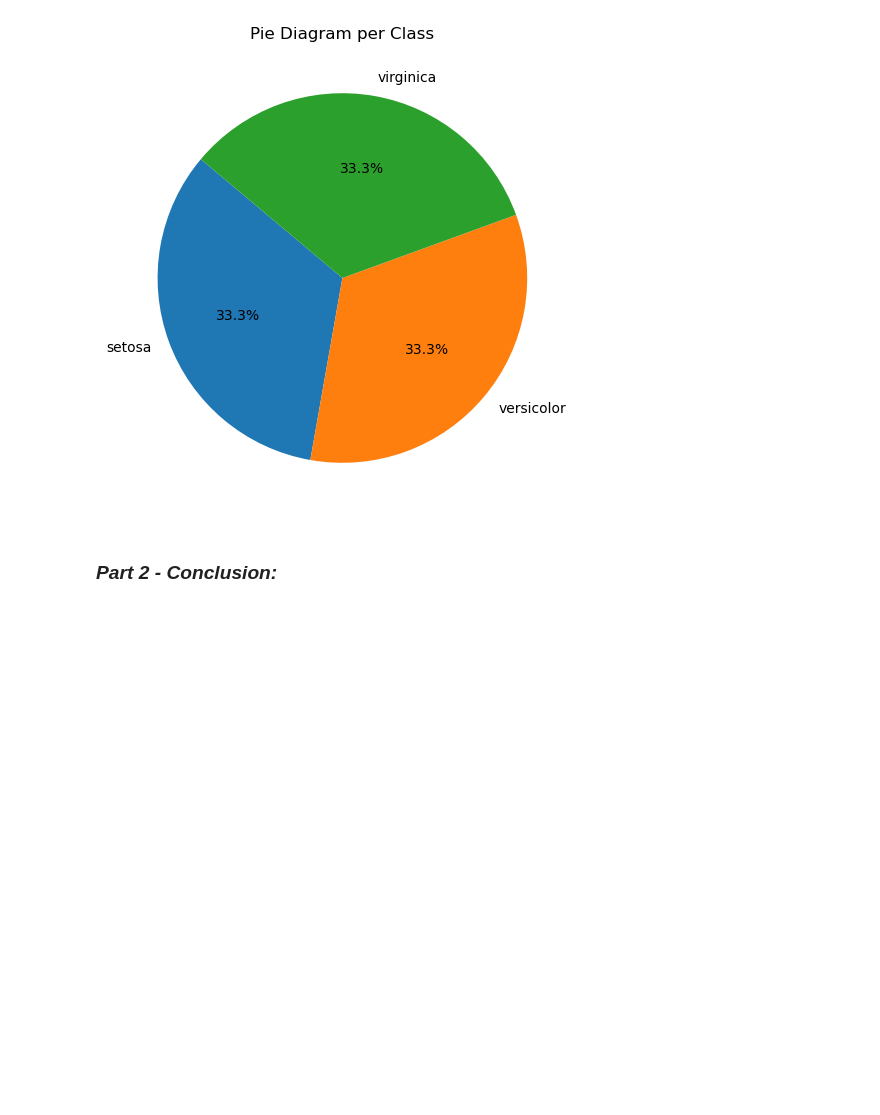
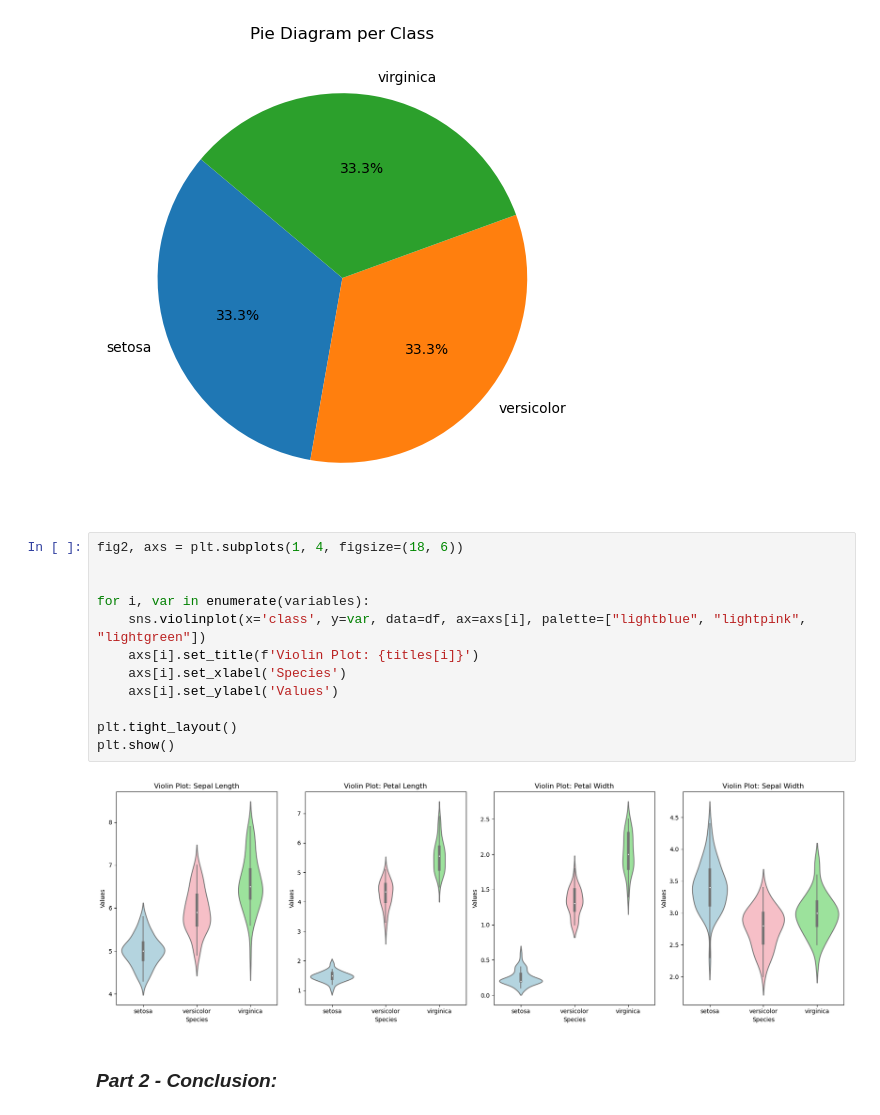
Before and after one commit to andreiandrade7/DataAnalysis-fundamentals, a Jupyter notebook: project.ipynb, the cells around one changed output. Drawn from its saved outputs; the diff is of its cells as text; blank space fills up the shorter version.

Commit message:
violin plot

```diff
--- a/project.ipynb
+++ b/project.ipynb
@@ -201,6 +201,20 @@ plt.title('Pie Diagram per Class')
 plt.show()
 # %% [output]
 [figure]
+# %%
+fig2, axs = plt.subplots(1, 4, figsize=(18, 6))
+
+
+for i, var in enumerate(variables):
+    sns.violinplot(x='class', y=var, data=df, ax=axs[i], palette=["lightblue", "lightpink", "lightgreen"])
+    axs[i].set_title(f'Violin Plot: {titles[i]}')
+    axs[i].set_xlabel('Species')
+    axs[i].set_ylabel('Values')
+
+plt.tight_layout()
+plt.show()
+# %% [output]
+[figure, added]
 # %% [markdown]
 ### _Part 2 - Conclusion:_
 # %% [markdown]
```
Also changed, not shown: parts of 1 cell of this notebook.
